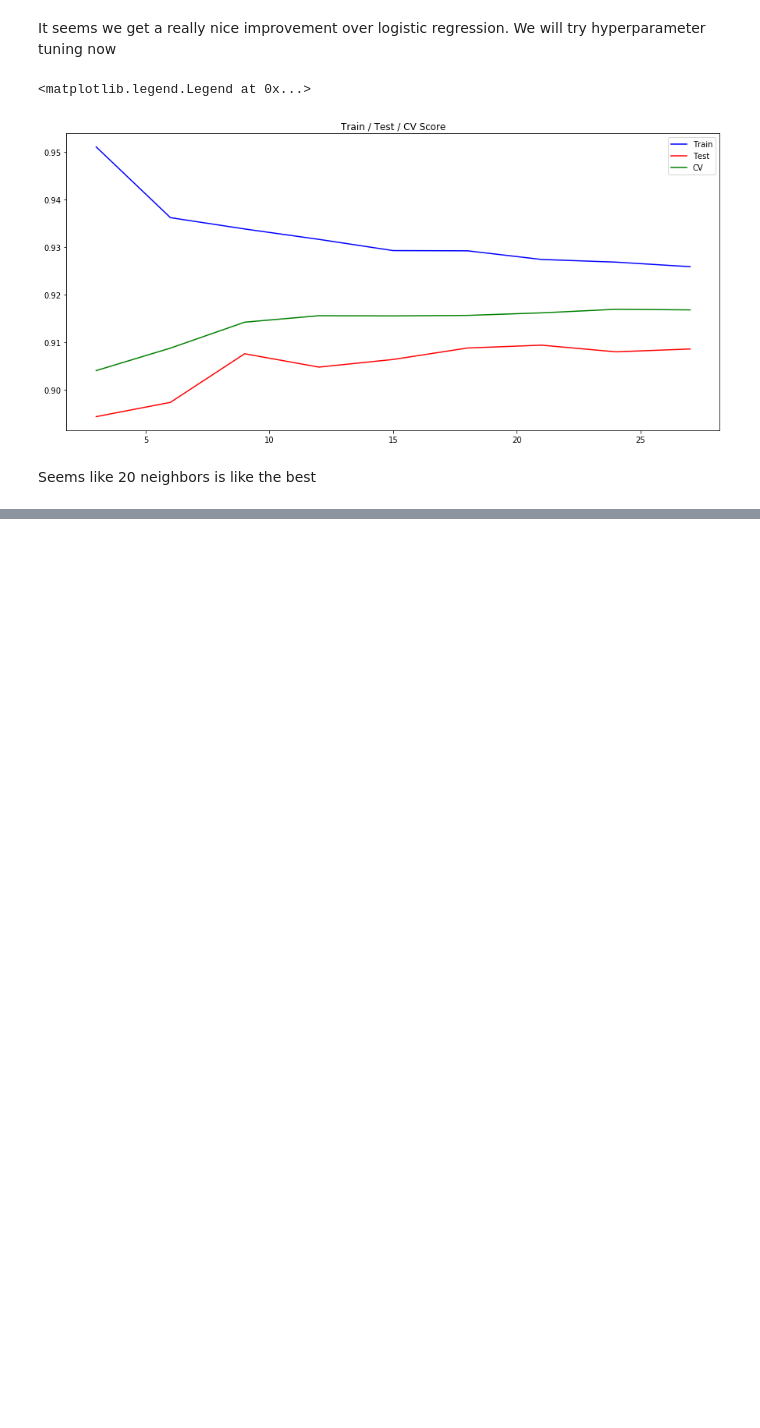
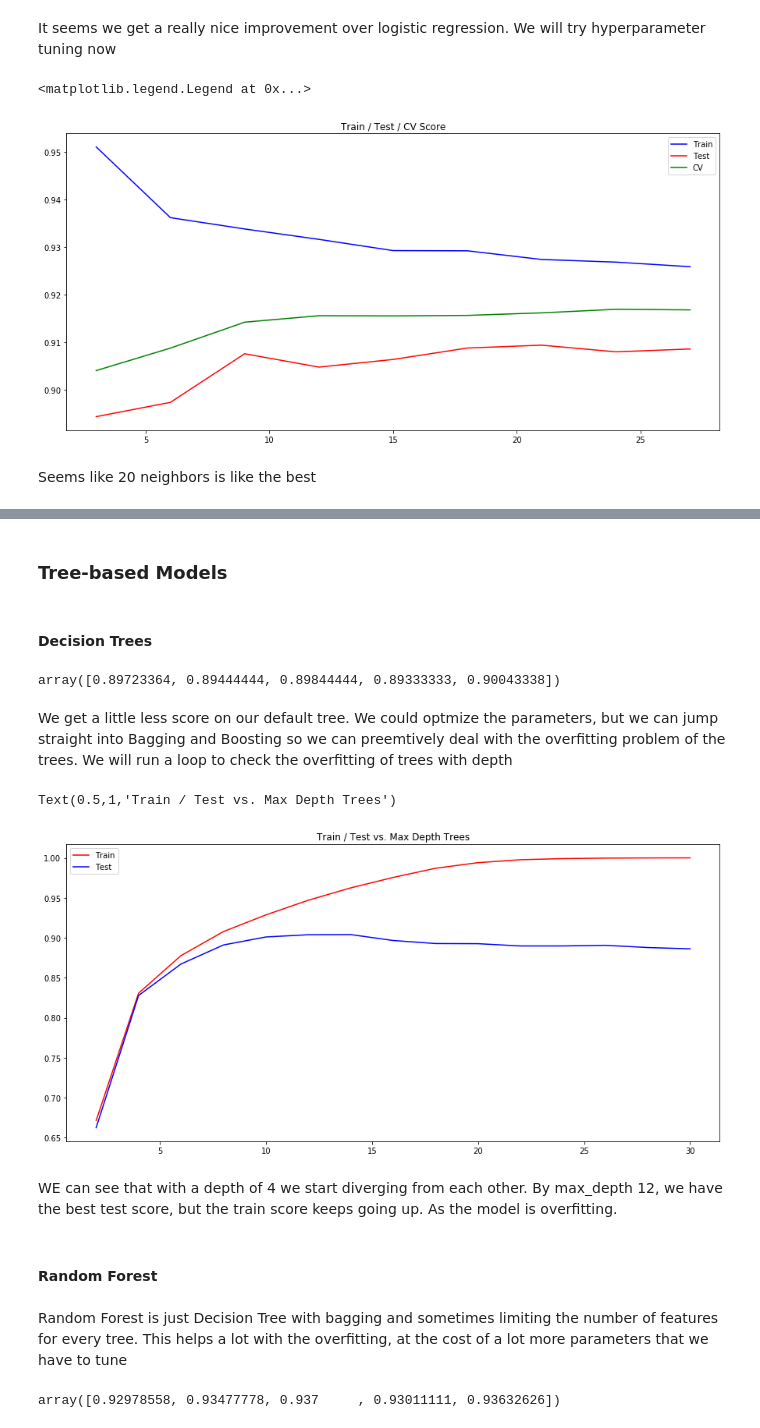
Before and after one commit to daguito81/Machine-Learning-Examples, a Jupyter notebook: Classification Example.ipynb, the cells around one changed output, grey strips where cells are left out. Cells and saved outputs as stored; diff of their text form; code cells hidden in the pictures; blank space fills up the shorter version.

Commit message:
Finished RF and starting GBT tuning

```diff
--- a/Classification Example.ipynb
+++ b/Classification Example.ipynb
@@ -192,3 +192,15 @@ plt.legend()
 [figure]
 # %% [markdown]
 Seems like 20 neighbors is like the best
+# %%
+param_grid = {
+    'n_neighbors': [20],
+    'weights': ['uniform', 'distance'],
+    'p': [1, 2, 1.5]
+}
+# %%
+knn_model = KNeighborsClassifier(n_jobs=-1)
+# %%
+grid = GridSearchCV(estimator=knn_model, param_grid=param_grid, n_jobs=-1, cv=3, verbose=1)
+# %%
+grid.fit(X_train, y_train)
@@ -194,0 +247,2 @@ Seems like 20 neighbors is like the best
+# %% [markdown]
+### Tree-based Models
@@ -194,0 +252,41 @@ Seems like 20 neighbors is like the best
+# %% [markdown]
+#### Decision Trees
+# %%
+tree_model = DecisionTreeClassifier()
+cross_val_score(tree_model, X_train, y_train, cv=5)
+# %% [output]
+array([0.89723364, 0.89444444, 0.89844444, 0.89333333, 0.90043338])
+# %% [markdown]
+We get a little less score on our default tree. We could optmize the parameters, but we can jump straight into Bagging and Boosting so we can preemtively deal with the overfitting problem of the trees. We will run a loop to check the overfitting of trees with depth
+# %%
+depths = np.arange(2,32,2)
+train_score = []
+test_score = []
+
+for depth in depths:
+    model = DecisionTreeClassifier(max_depth=depth)
+    model.fit(X_train, y_train)
+    train_score.append(model.score(X_train, y_train))
+    test_score.append(model.score(X_test, y_test))
+
+plt.subplots(figsize=(15,7))
+plt.plot(depths, train_score, color='red', label='Train')
+plt.plot(depths, test_score, color='blue', label='Test')
+plt.legend()
+plt.title("Train / Test vs. Max Depth Trees")
+# %% [output]
+Text(0.5,1,'Train / Test vs. Max Depth Trees')
+[figure, added]
+# %% [markdown]
+WE can see that with a depth of 4 we start diverging from each other. By max_depth 12, we have the best test score, but the train score keeps going up. As the model is overfitting.
+# %% [markdown]
+#### Random Forest
+# %% [markdown]
+
+Random Forest is just Decision Tree with bagging and sometimes limiting the number of features for every tree. This helps a lot with the overfitting, at the cost of a lot more parameters that we have to tune
+# %%
+# Baseline
+rf_model = RandomForestClassifier(n_estimators=50)
+cross_val_score(rf_model, X_train, y_train, cv=5)
+# %% [output]
+array([0.92978558, 0.93477778, 0.937     , 0.93011111, 0.93632626])
```
Also changed, not shown: parts of 24 cells of this notebook.
